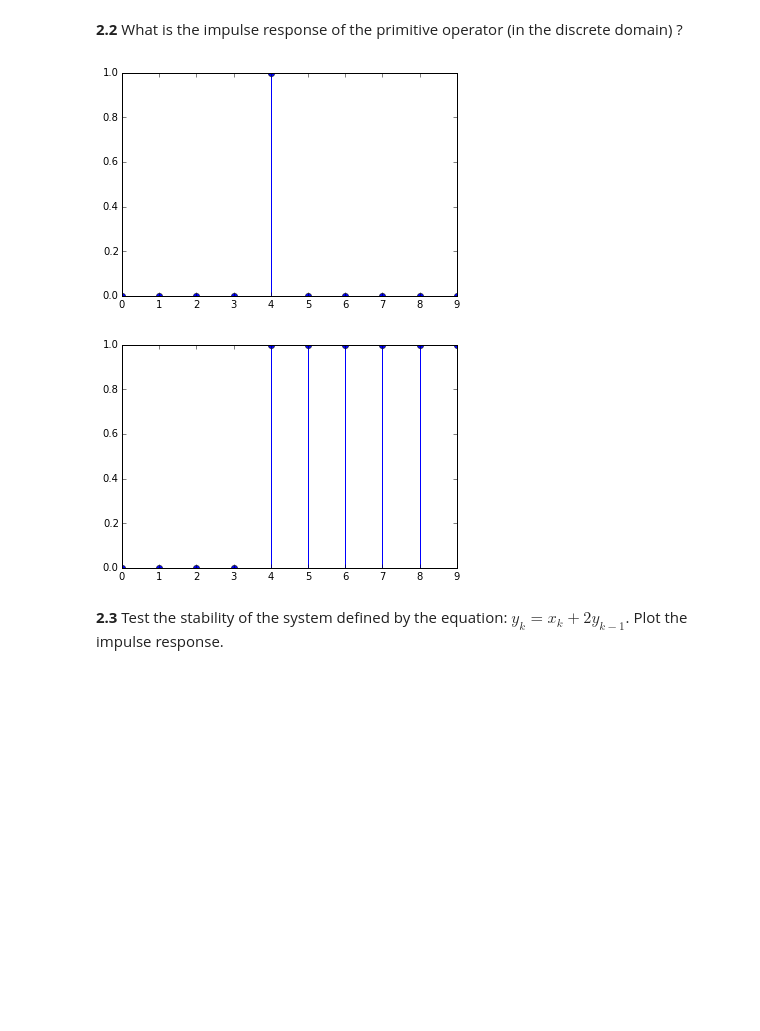
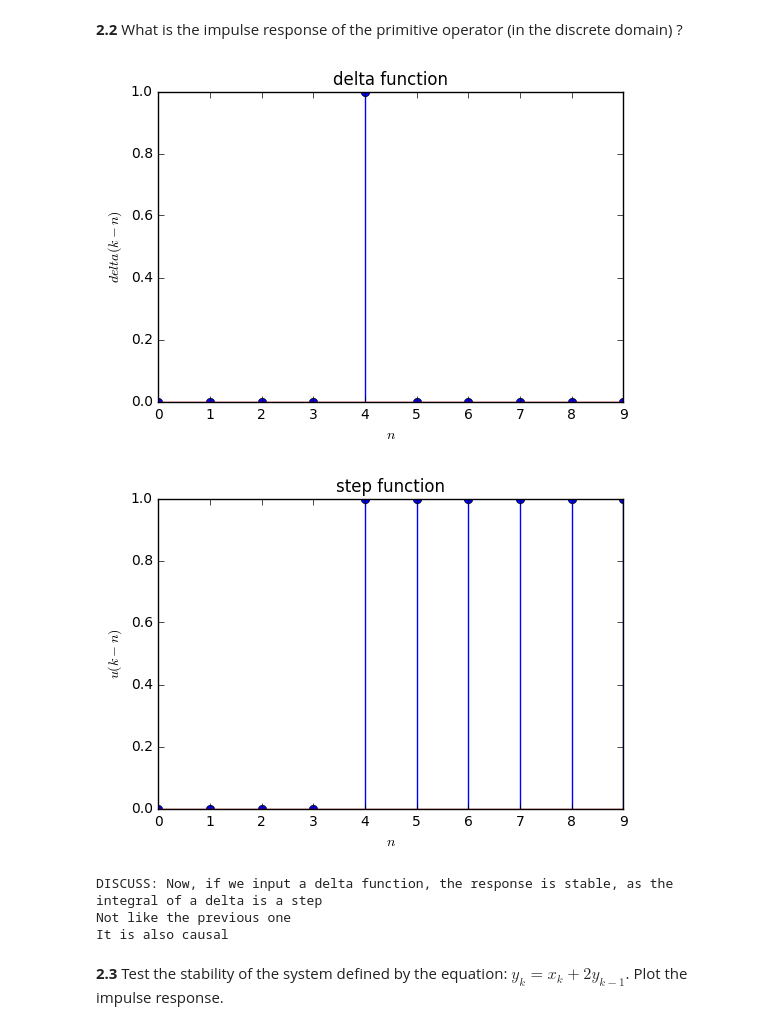
Before and after one commit to daniglezad/DSP-TP-1617, a Jupyter notebook: Lab2/python/Lab2.ipynb, the cells around one changed output. Drawn from its saved outputs; the diff is of its cells as text; code cells hidden in the pictures; blank space fills up the shorter version.

```diff
--- a/Lab2/python/Lab2.ipynb
+++ b/Lab2/python/Lab2.ipynb
@@ -143,23 +163,32 @@ plt.show()
 # %%
 delta=np.zeros((N,))
 k=4
 N=10
 delta[4]=1
 plt.figure
 plt.stem(delta)
+plt.title('delta function')
+plt.ylabel('$delta(k-n)$')
+plt.xlabel('$n$')
 plt.show()
 
 Fk=prim(delta)
 plt.figure
 plt.stem(Fk)
+plt.title('step function')
+plt.ylabel('$u(k-n)$')
+plt.xlabel('$n$')
 plt.show()
 
-#DISCUSS: Now, if we input a delta function, the response is stable, as the integral of a delta is a step
-#Not like the previous one
-#It is also causal
+print ('DISCUSS: Now, if we input a delta function, the response is stable, as the integral of a delta is a step')
+print ('Not like the previous one')
+print ('It is also causal')
 # %% [output]
-[figure, old version]
+[figure, new version]
-[figure, old version]
+[figure, new version]
+DISCUSS: Now, if we input a delta function, the response is stable, as the integral of a delta is a step
+Not like the previous one
+It is also causal
 # %% [markdown]
 **2.3** Test the stability of the system defined by the equation: $y_k=x_k+2y_{k-1}$. Plot the impulse response.
 # %%
```
Also changed, not shown: parts of 12 cells of this notebook.
